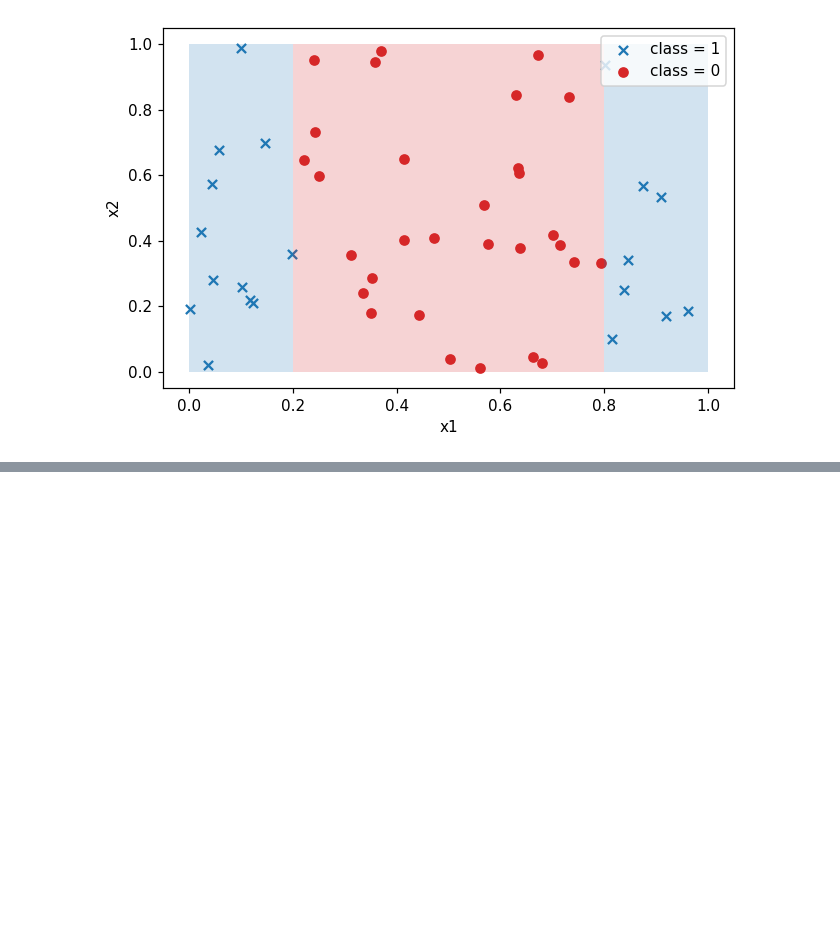
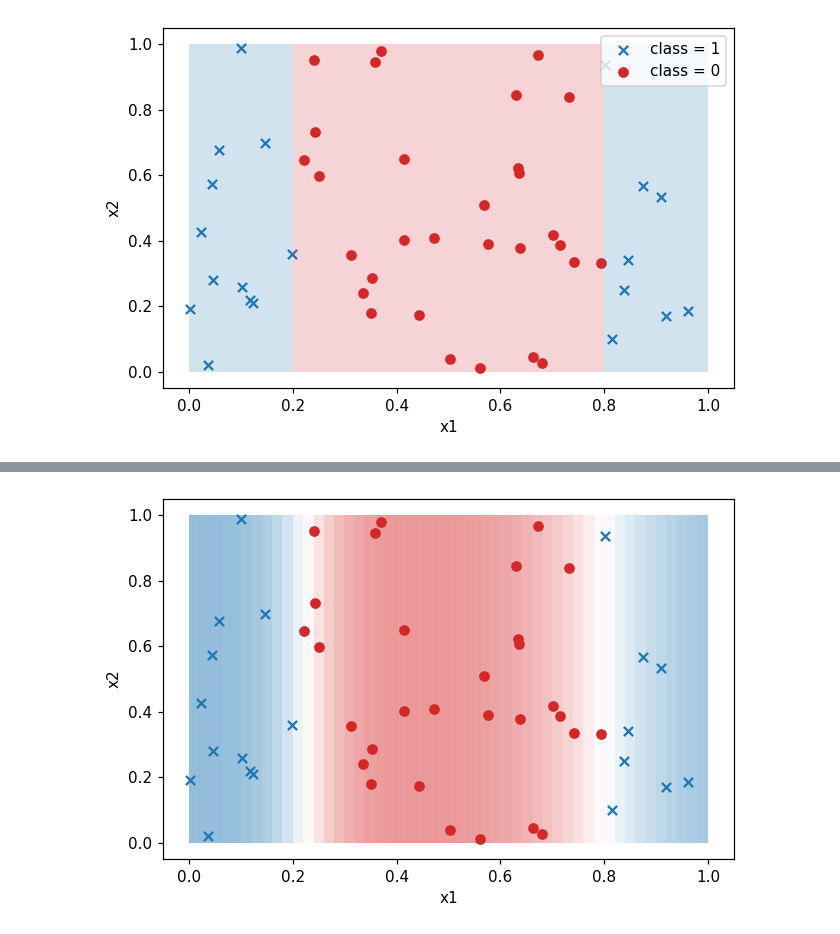
Before and after one commit to lmalms/minitorch, a Jupyter notebook: notebooks/training - classification - split.ipynb, the cells around one changed output, grey strips where cells are left out. Cells and saved outputs as stored; diff of their text form; code cells hidden in the pictures; blank space fills up the shorter version.

```diff
--- a/notebooks/training - classification - split.ipynb
+++ b/notebooks/training - classification - split.ipynb
@@ -115,44 +104,43 @@ sum(
 # %%
 # Visualising predictions
+
+# Plot original data
 fig, ax = plt.subplots(1, 1, dpi=110)
 ax.scatter(list(x1_pos), list(x2_pos), marker="x", c="tab:blue")
 ax.scatter(list(x1_neg), list(x2_neg), marker="o", c="tab:red")
 
 # Visualise decision boundaries
 
-bias_positions = list(np.linspace(0, 2, 51))
-x_range = list(np.linspace(0, 1, 51))
+x1_positions = list(np.linspace(0, 1, 51))
+x2_positions = list(np.linspace(0, 1, 51))
 
-for bias_lower, bias_upper in zip(bias_positions, bias_positions[1:]):
+for x1_lower, x1_upper in zip(x1_positions, x1_positions[1:]):
 
-    # Create corresponding x2 values for lower
-    X_lower = [list((x1, bias_lower - x1)) for x1 in x_range]
+    # Create corresponding x2 values
+    X_lower = [list((x1_lower, x2)) for x2 in x2_positions]
+    X_upper = [list((x1_upper, x2)) for x2 in x2_positions]
 
-    # Clamp values to between 0.0 and 1.0
-    X_lower = [[x1, max(min(x2, 1.0), 0.0)] for (x1, x2) in X_lower]
-    y_lower = linear.forward(X_lower)
+    # Get predictions
+    y_lower = network.forward(X_lower)
     y_mean_lower = sigmoid(sum(scalar[0].data for scalar in y_lower) / len(y_lower))
 
-    # Create corresponding x2 values for upper
-    X_upper = [list((x1, bias_upper - x1)) for x1 in x_range]
-
-    # Clamp upper and lower bounds
-    X_upper = [[x1, max(min(x2, 1.0), 0.0)] for (x1, x2) in X_upper]
-    y_upper = linear.forward(X_upper)
+    y_upper = network.forward(X_upper)
     y_mean_upper = sigmoid(sum(scalar[0].data for scalar in y_upper) / len(y_upper))
 
     # Plot and fill
-    ax.fill_between(
-        x_range,
-        [x2 for (_, x2) in X_lower],
-        [x2 for (_, x2) in X_upper],
+    ax.fill_betweenx(
+        x2_positions,
+        [x1_upper for _ in x2_positions],
+        x1_lower,
         alpha=(y_mean_lower - 0.5) if y_mean_lower >= 0.5 else (0.5 - y_mean_lower),
         color="tab:blue" if y_mean_lower >= 0.5 else "tab:red",
         lw=0.01
     )
 
 
 ax.set_xlabel("x1")
 ax.set_ylabel("x2")
 
 fig.tight_layout();
+# %% [output]
+[figure, added]
```
Also changed, not shown: parts of 4 cells of this notebook, 1 other file.
